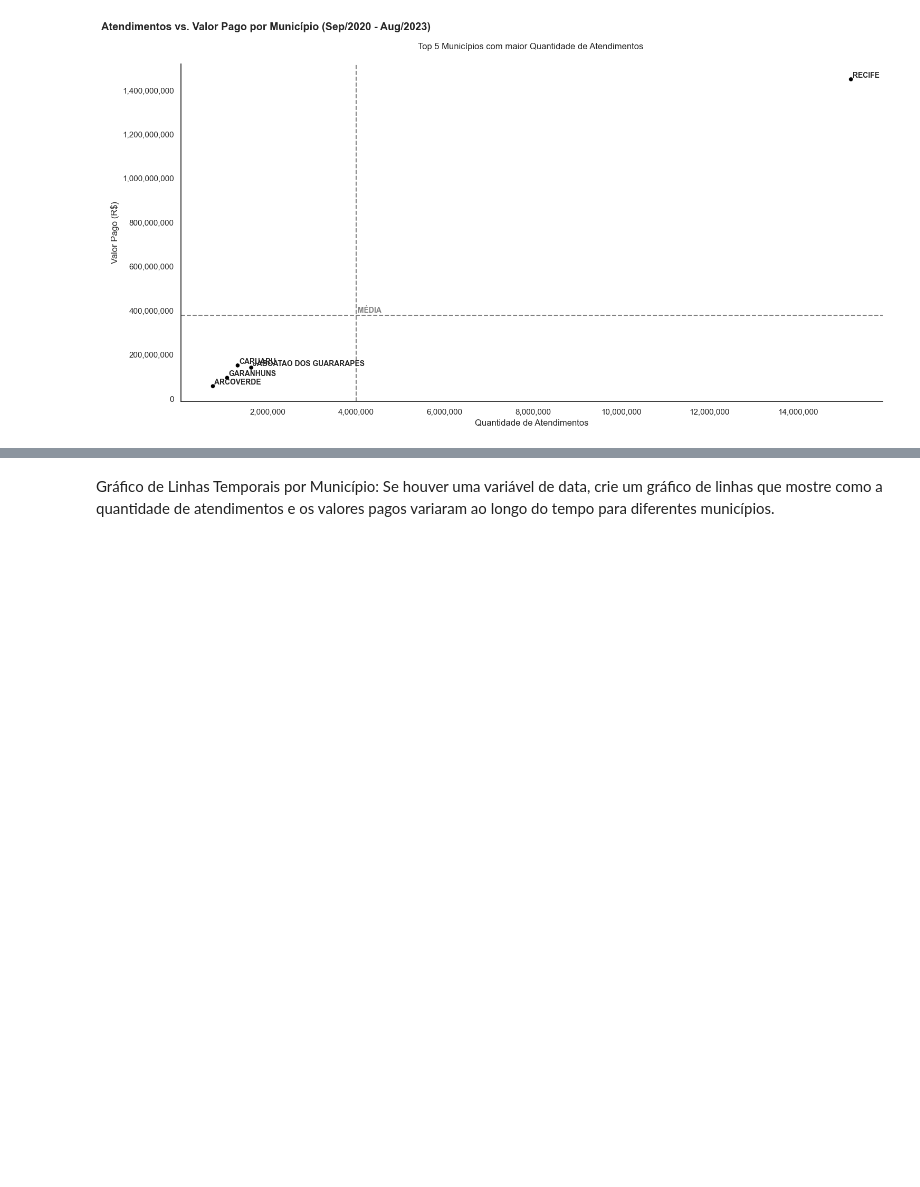
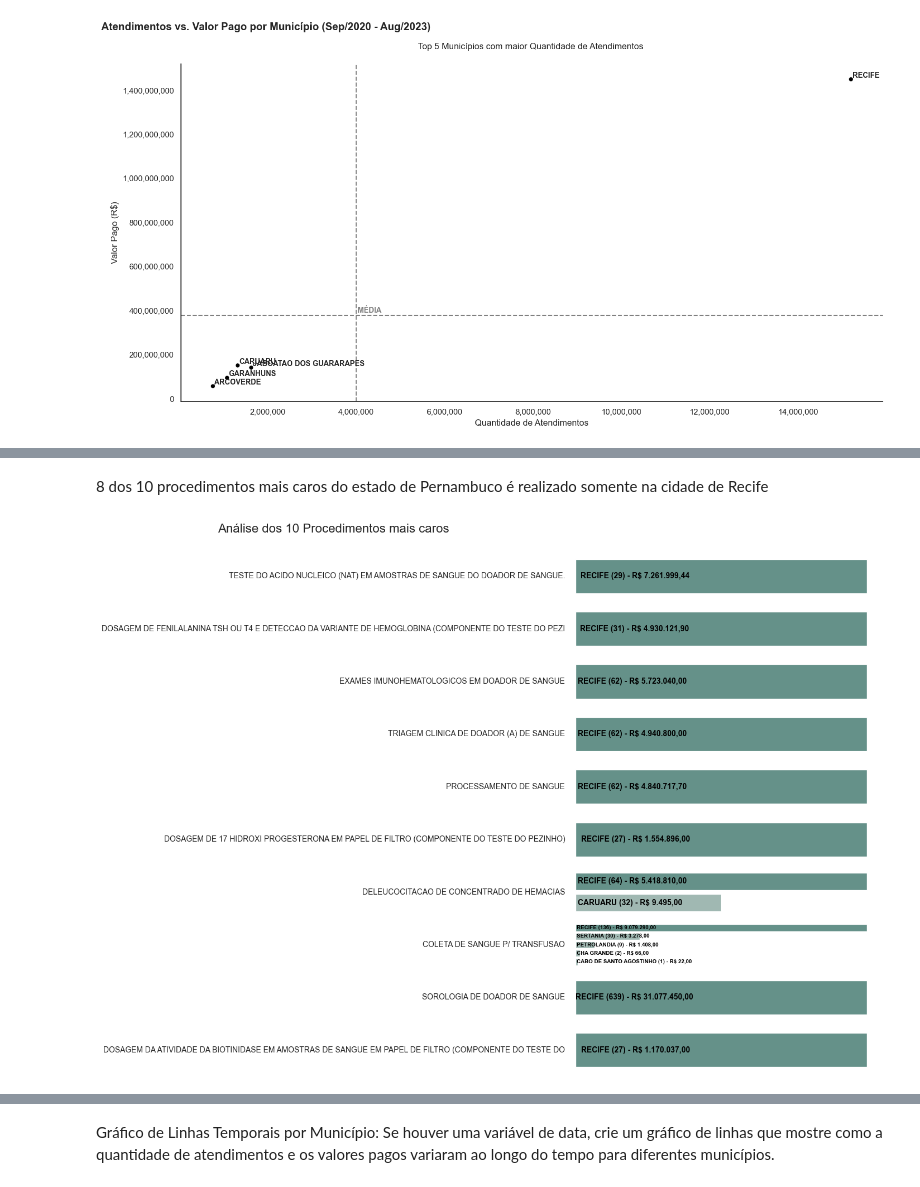
Before and after one commit to Vinicius-Luiz/etl_data_analisys_sia_python, a Jupyter notebook: 004_Data_Analysis.ipynb, the cells around one changed output, grey strips where cells are left out. Drawn from its saved outputs; the diff is of its cells as text; code cells hidden in the pictures; blank space fills up the shorter version.

```diff
--- a/004_Data_Analysis.ipynb
+++ b/004_Data_Analysis.ipynb
@@ -692,0 +724,6 @@ Box Plot de Valores por Município: Use um box plot para visualizar a distribui
+# %% [markdown]
+8 dos 10 procedimentos mais caros do estado de Pernambuco é realizado somente na cidade de Recife
+# %%
+plot_bar_213(top_proc = 10, top_ufmun = 5)
+# %% [output]
+[figure, added]
```
Also changed, not shown: parts of 13 cells of this notebook.
